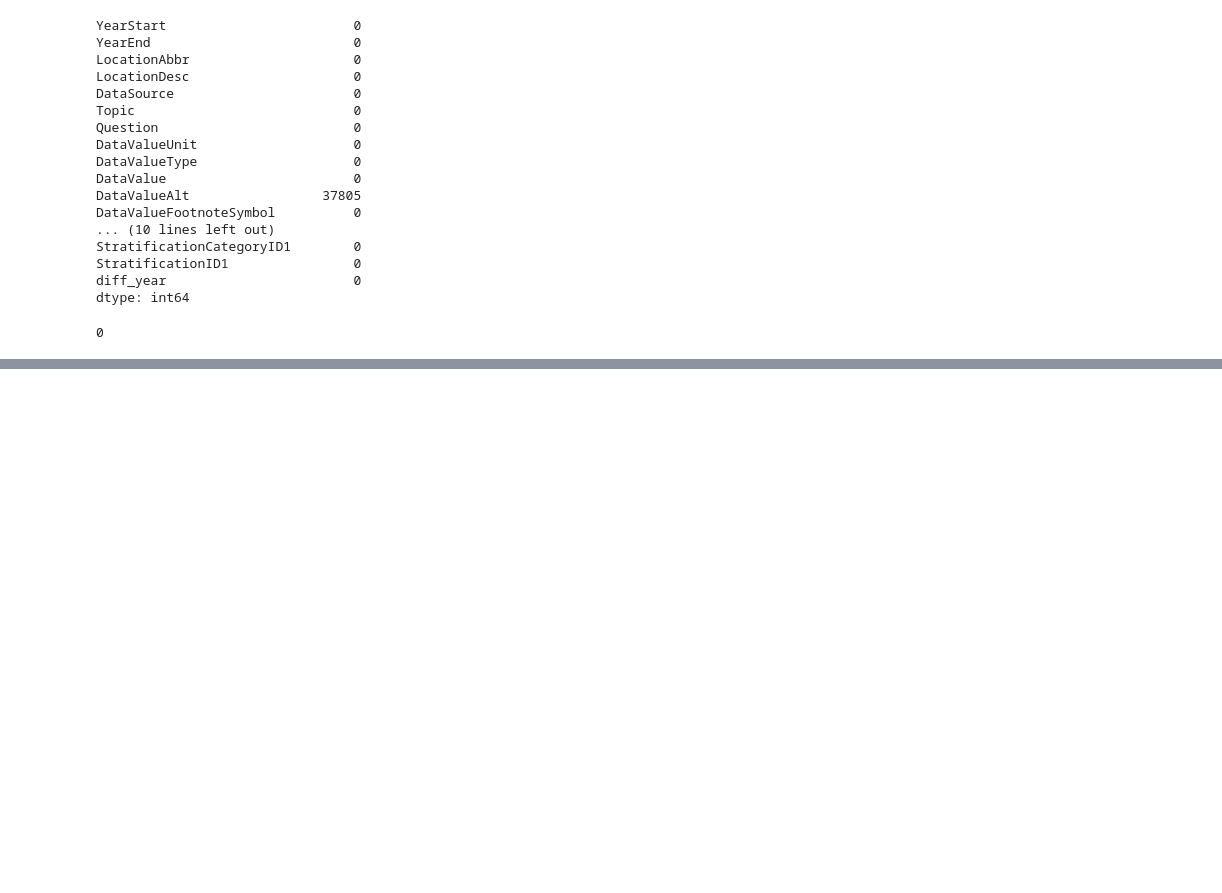
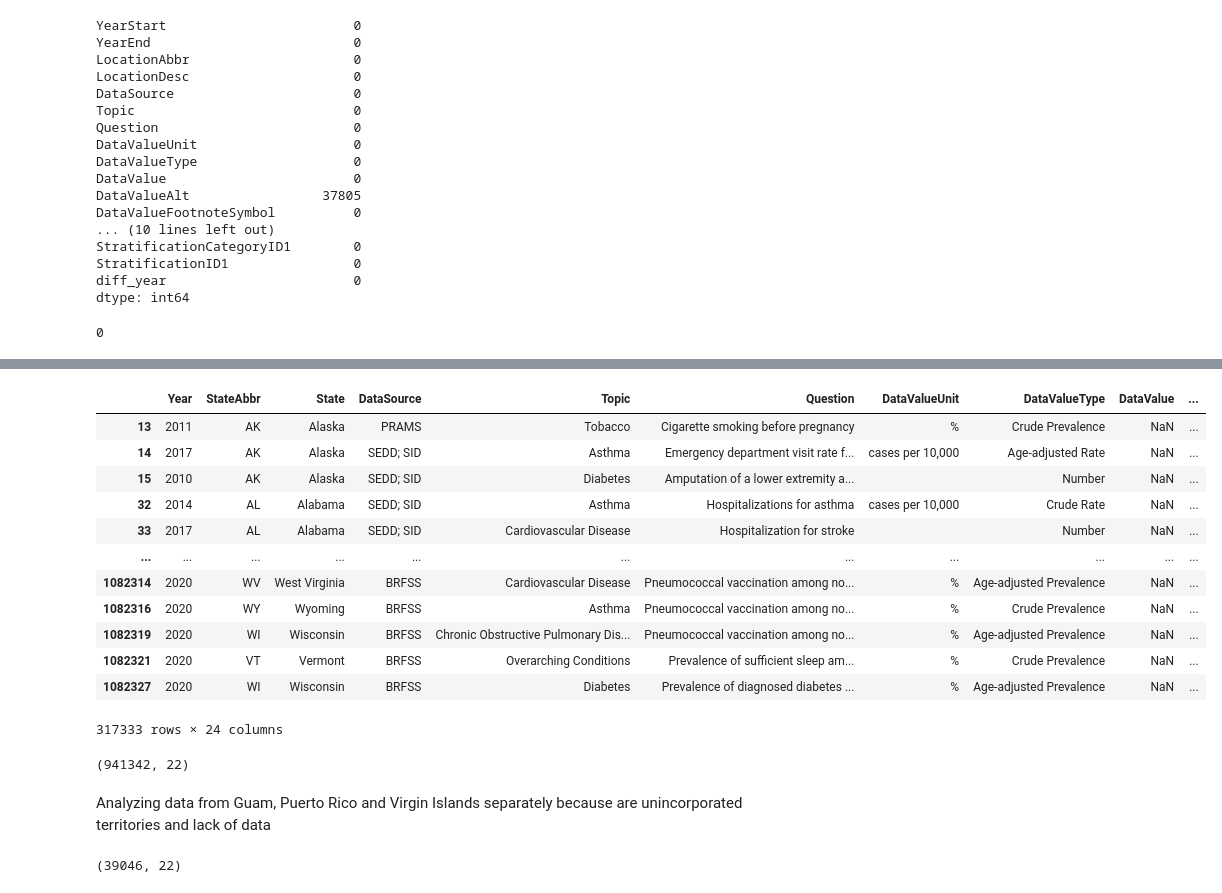
Before and after one commit to andeepl7/FProject_VisualAnalytics, a Jupyter notebook: ETL- Chronic diseases.ipynb, the cells around one changed output, grey strips where cells are left out. Drawn from its saved outputs; the diff is of its cells as text; code cells hidden in the pictures; blank space fills up the shorter version.

```diff
--- a/ETL- Chronic diseases.ipynb
+++ b/ETL- Chronic diseases.ipynb
@@ -262,0 +311,20 @@ Name: State, dtype: int64
+# %%
+#Adding a new column name data_values to filter if they are different before dropping it.
+df_per_year['data_values'] = np.where((df_per_year['DataValue'] != df_per_year['DataValueAlt']),'Different','Same')
+# %%
+#Displaying the data frame with different values. Important. it is going to include the empty values.
+df_per_year[df_per_year['data_values'].str.contains('Different')]
+# %% [output]
+|  | Year | StateAbbr | State | DataSource | Topic | Question | DataValueUnit | DataValueType | DataValue | ... |
+| 13 | 2011 | AK | Alaska | PRAMS | Tobacco | Cigarette smoking before pregnancy | % | Crude Prevalence | NaN | ... |
+| 14 | 2017 | AK | Alaska | SEDD; SID | Asthma | Emergency department visit rate f... | cases per 10,000 | Age-adjusted Rate | NaN | ... |
+| 15 | 2010 | AK | Alaska | SEDD; SID | Diabetes | Amputation of a lower extremity a... |  | Number | NaN | ... |
+| 32 | 2014 | AL | Alabama | SEDD; SID | Asthma | Hospitalizations for asthma | cases per 10,000 | Crude Rate | NaN | ... |
+| 33 | 2017 | AL | Alabama | SEDD; SID | Cardiovascular Disease | Hospitalization for stroke |  | Number | NaN | ... |
+| ... | ... | ... | ... | ... | ... | ... | ... | ... | ... | ... |
+| 1082314 | 2020 | WV | West Virginia | BRFSS | Cardiovascular Disease | Pneumococcal vaccination among no... | % | Age-adjusted Prevalence | NaN | ... |
+| 1082316 | 2020 | WY | Wyoming | BRFSS | Asthma | Pneumococcal vaccination among no... | % | Crude Prevalence | NaN | ... |
+| 1082319 | 2020 | WI | Wisconsin | BRFSS | Chronic Obstructive Pulmonary Dis... | Pneumococcal vaccination among no... | % | Age-adjusted Prevalence | NaN | ... |
+| 1082321 | 2020 | VT | Vermont | BRFSS | Overarching Conditions | Prevalence of sufficient sleep am... | % | Crude Prevalence | NaN | ... |
+| 1082327 | 2020 | WI | Wisconsin | BRFSS | Diabetes | Prevalence of diagnosed diabetes ... | % | Age-adjusted Prevalence | NaN | ... |
+317333 rows × 24 columns
@@ -262,0 +334,13 @@ Name: State, dtype: int64
+# %%
+#Check the changes
+df_per_year.shape
+# %% [output]
+(941342, 22)
+# %% [markdown]
+Analyzing data from Guam, Puerto Rico and Virgin Islands separately because are unincorporated territories and lack of data
+# %%
+#Checking how much data is available
+df_year_unincorporated = df_per_year[df_per_year['State'].str.contains('Guam|Puerto Rico|Virgin Islands')]
+df_year_unincorporated.shape
+# %% [output]
+(39046, 22)
```
Also changed, not shown: parts of 22 cells of this notebook, 1 other file.
